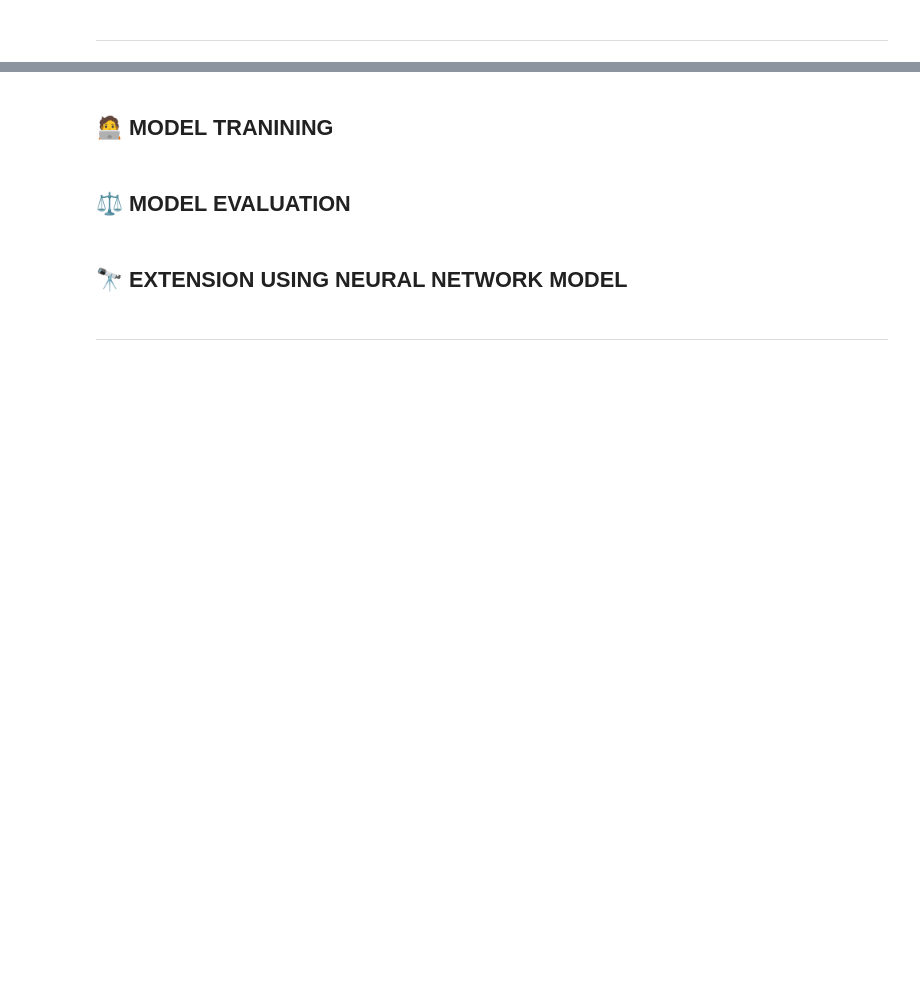
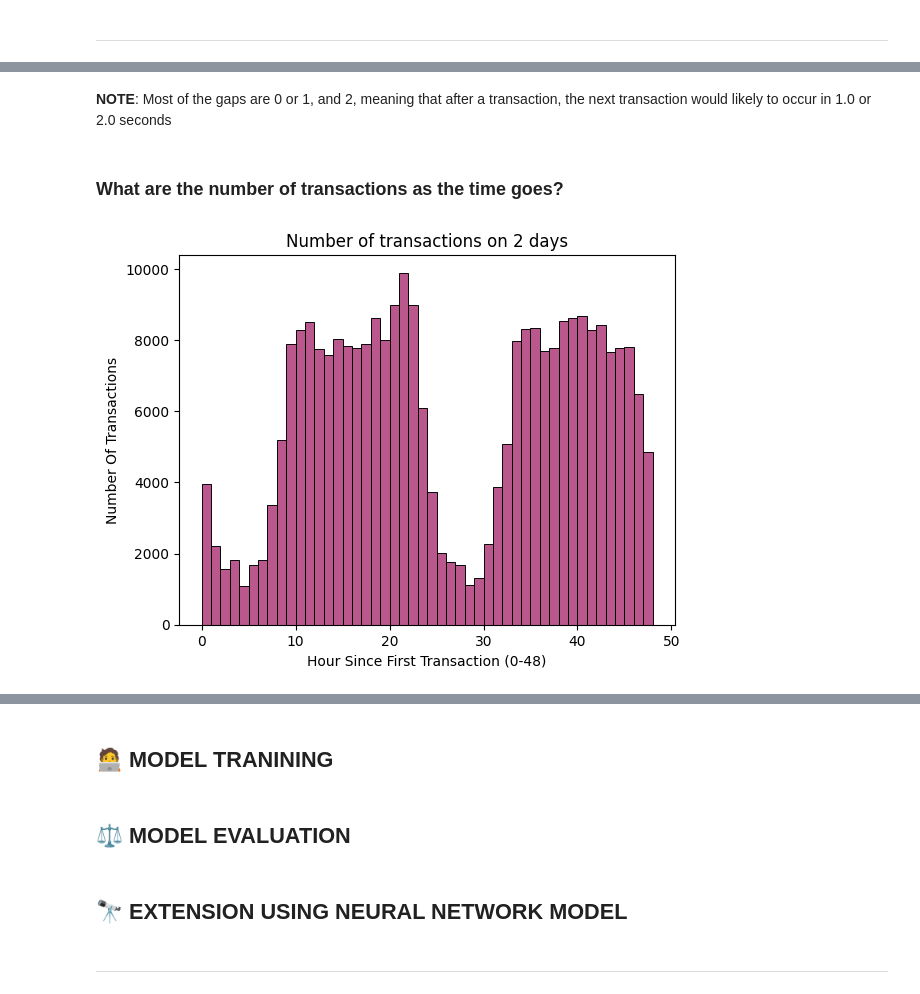
Before and after one commit to trungdung1711/credit-card-fraud-detection, a Jupyter notebook: notebooks/_v1.ipynb, the cells around one changed output, grey strips where cells are left out. Cells and saved outputs as stored; diff of their text form; code cells hidden in the pictures; blank space fills up the shorter version.

```diff
--- a/notebooks/_v1.ipynb
+++ b/notebooks/_v1.ipynb
@@ -70,0 +149,14 @@ print_df(df)
+# %% [markdown]
+**NOTE**: Most of the gaps are 0 or 1, and 2, meaning that after a transaction, the next transaction would likely to occur in 1.0 or 2.0 seconds
+# %% [markdown]
+### What are the number of transactions as the time goes?
+# %%
+eda_df['hour'] = eda_df['Time'] / 3600
+
+sns.histplot(data=eda_df, x='hour', bins=48, kde=False, color=random_color())
+plt.title('Number of transactions on 2 days')
+plt.xlabel('Hour Since First Transaction (0-48)')
+plt.ylabel("Number Of Transactions")
+plt.show()
+# %% [output]
+[figure, added]
```
Also changed, not shown: parts of 22 cells of this notebook.
